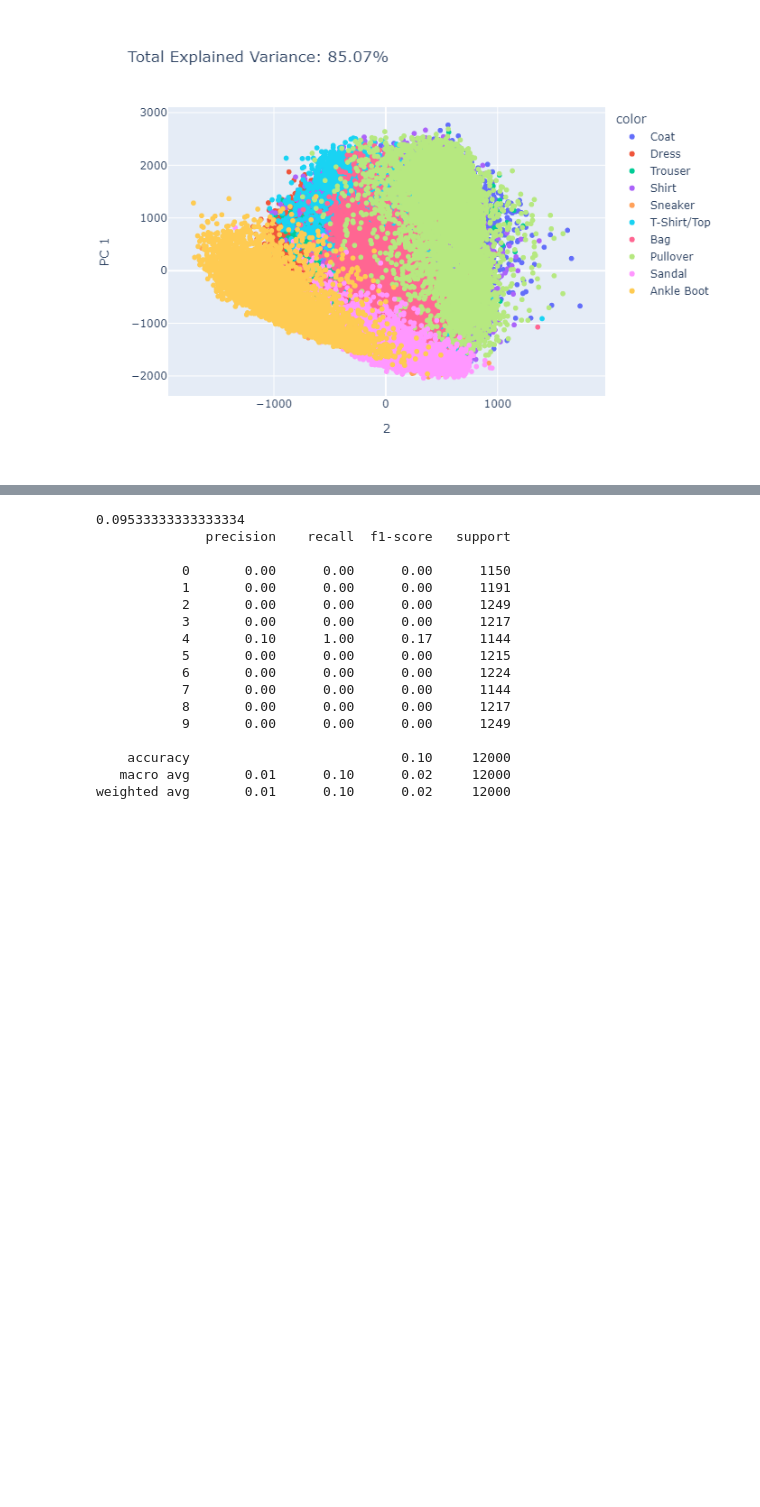
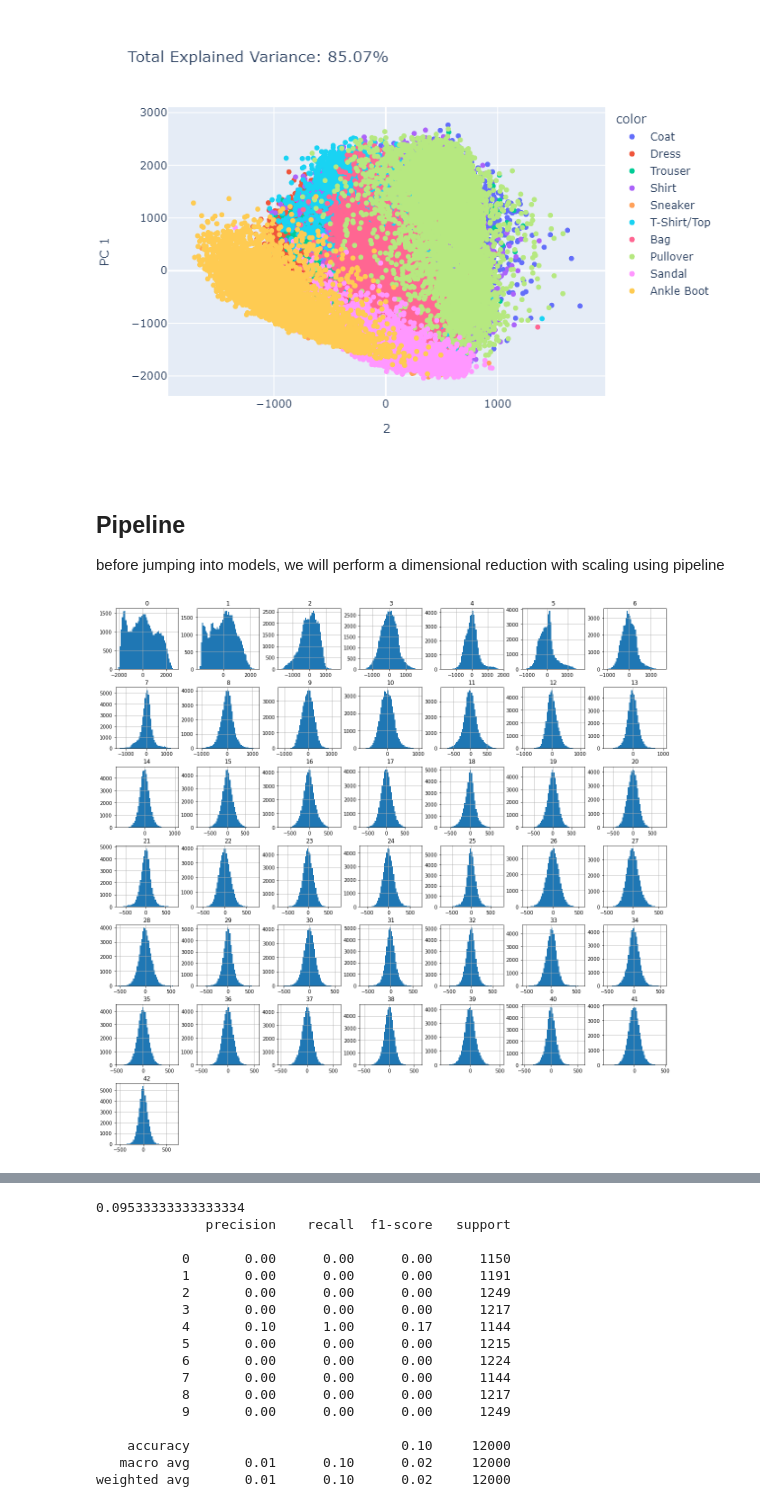
Before and after one commit to Matan-Shimon/Data-Visualization, a Jupyter notebook: Fashion Mnist.ipynb, the cells around one changed output, grey strips where cells are left out. Saved outputs shown, nothing was run; the diff lists cells and outputs as text; code cells hidden in the pictures; blank space fills up the shorter version.

```diff
--- a/Fashion Mnist.ipynb
+++ b/Fashion Mnist.ipynb
@@ -302,4 +299,7 @@ fig.show("png")
+# %% [markdown]
+## Pipeline
+before jumping into models, we will perform a dimensional reduction with scaling using pipeline
 # %%
-preprocess = Pipeline([('scaler',StandardScaler(with_std=False)), ('pca',PCA(n_components=0.8))])
+preprocess = Pipeline([('scaler',StandardScaler(with_std=False)), ('pca',PCA(n_components=0.85))])
 X_train_reduced = preprocess.fit_transform(X_train)
 X_val_reduced = preprocess.transform(X_val)
@@ -308,0 +306,7 @@ X_val_reduced = preprocess.transform(X_val)
+# %%
+# Let's present the data distribution
+temp = pd.DataFrame(X_train_reduced)
+temp.hist(bins=50, figsize=(20,20))
+plt.show()
+# %% [output]
+[figure, added]
```
Also changed, not shown: parts of 117 cells of this notebook.
